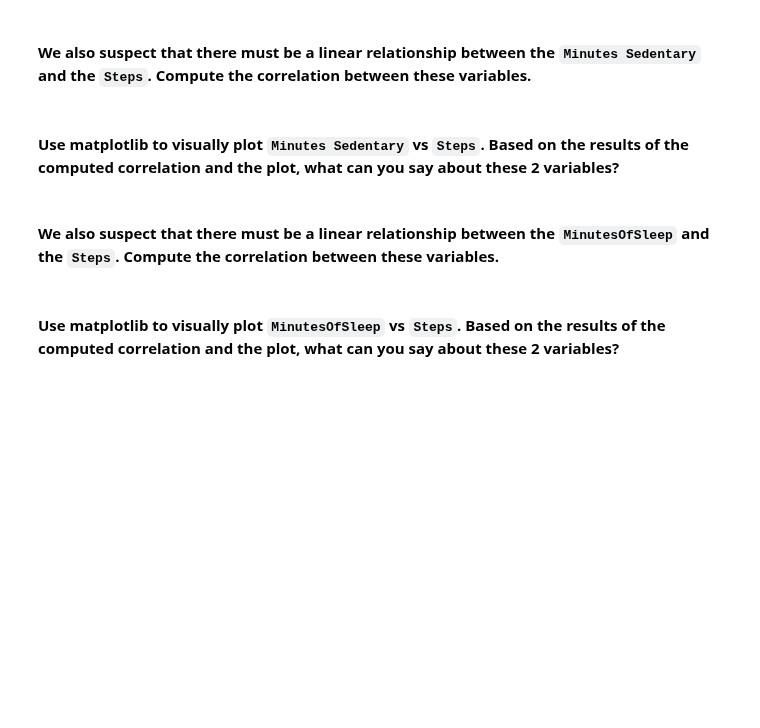
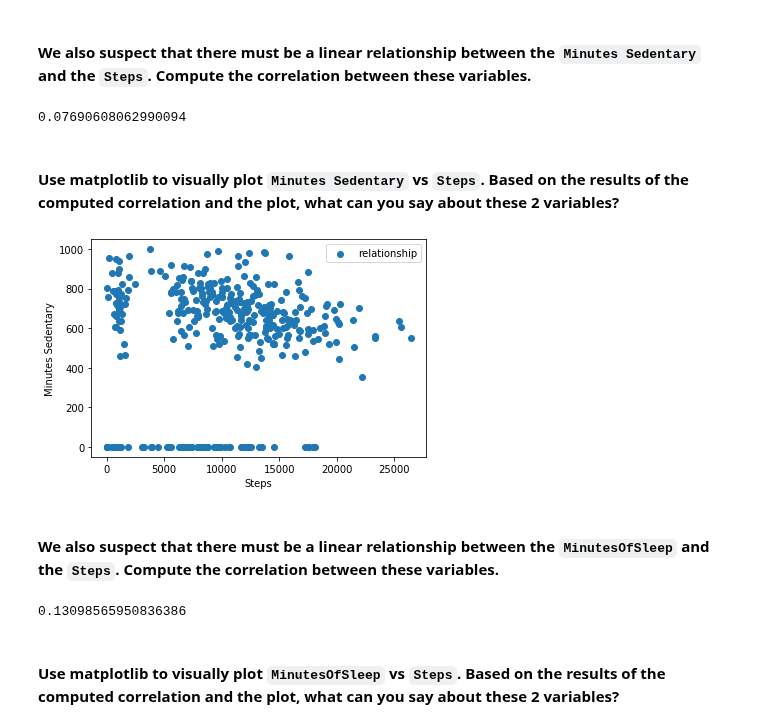
Before and after one commit to haggarw3/daft-miami-1019-labs, a Jupyter notebook: module-2/Pivot-Table-Correlation/your_code/main.ipynb, the cells around one changed output. Drawn from its saved outputs; the diff is of its cells as text; code cells hidden in the pictures; blank space fills up the shorter version.

```diff
--- a/module-2/Pivot-Table-Correlation/your_code/main.ipynb
+++ b/module-2/Pivot-Table-Correlation/your_code/main.ipynb
@@ -419,6 +433,10 @@ your commments here
 #### We also suspect that there must be a linear relationship between the `Minutes Sedentary` and the `Steps`. Compute the correlation between these variables.
 # %%
 # your code here
+
+fitbit['Minutes Sedentary'].corr(fitbit['Steps'])
+# %% [output]
+0.07690608062990094
 # %% [markdown]
 #### Use matplotlib to visually plot `Minutes Sedentary` vs `Steps`. Based on the results of the computed correlation and the plot, what can you say about these 2 variables?
 # %%
@@ -429,0 +446,12 @@ your commments here
+# %%
+sorted1 = table.sort_values('Steps')
+X = sorted1['Steps']
+Y = sorted1['Minutes Sedentary']
+
+plt.scatter(X,Y, label = "relationship")
+plt.xlabel('Steps')
+plt.ylabel('Minutes Sedentary')
+plt.legend()
+plt.show()
+# %% [output]
+[figure, added]
@@ -431,5 +471,9 @@ your commments here
 #### We also suspect that there must be a linear relationship between the `MinutesOfSleep` and the `Steps`. Compute the correlation between these variables.
 # %%
 # your code here
+
+fitbit['MinutesOfSleep'].corr(fitbit['Steps'])
+# %% [output]
+0.13098565950836386
 # %% [markdown]
 #### Use matplotlib to visually plot `MinutesOfSleep` vs `Steps`. Based on the results of the computed correlation and the plot, what can you say about these 2 variables?
```
Also changed, not shown: parts of 22 cells of this notebook.
